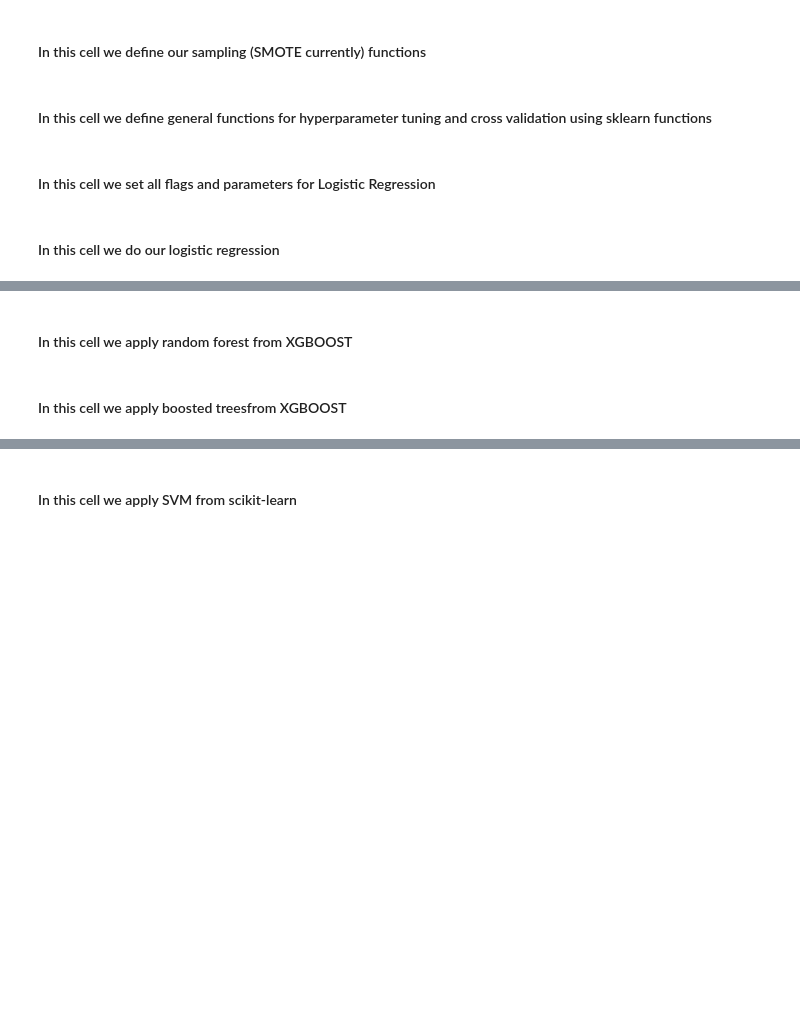
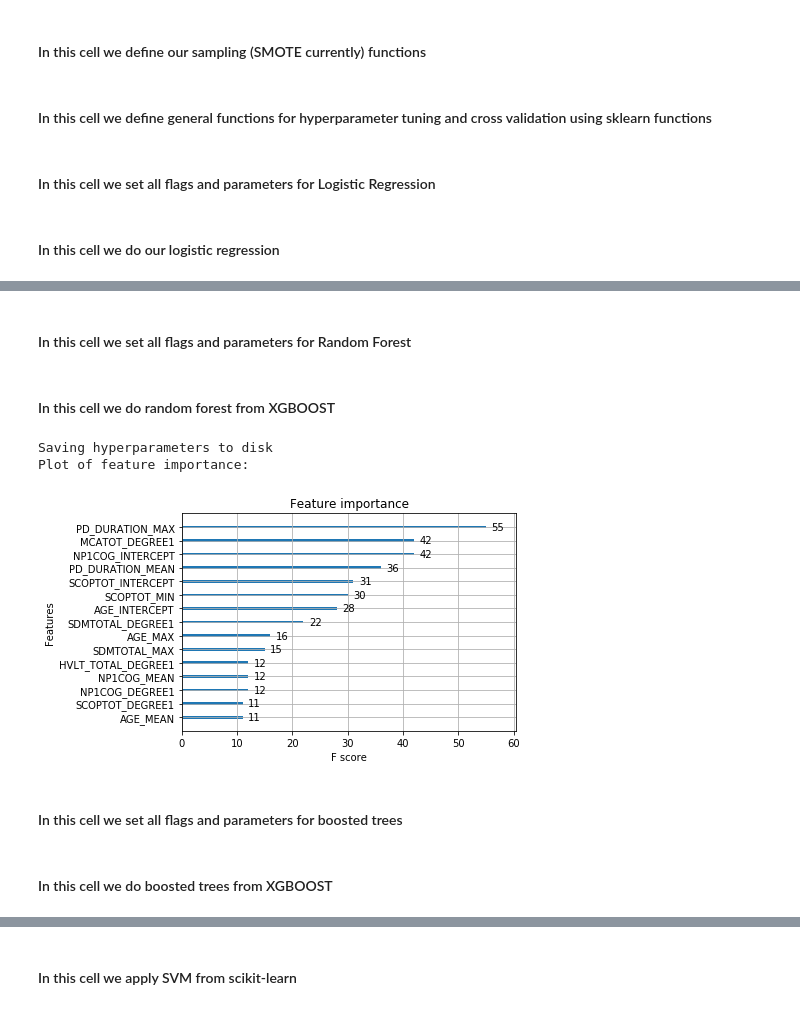
Before and after one commit to Tjersland/Master_2020_Prediction_of_Psychosis_in_Parkinsons_Patients_using_Machine_learning, a Jupyter notebook: 4.non_deep_learning_models.ipynb, the cells around one changed output, grey strips where cells are left out. Cells and saved outputs as stored; diff of their text form; code cells hidden in the pictures; blank space fills up the shorter version.

Commit message:
Models almost finished

```diff
--- a/4.non_deep_learning_models.ipynb
+++ b/4.non_deep_learning_models.ipynb
@@ -40,8 +42,6 @@ from sklearn.model_selection import train_test_split
 from sklearn.model_selection import cross_val_score
 from sklearn.model_selection import cross_validate
 from sklearn import metrics as met
-from sklearn import svm
-from sklearn.model_selection import RandomizedSearchCV
 from scipy import stats
 import json
 
@@ -61,11 +61,12 @@ scoring = {
     'sensitivity': met.make_scorer(met.recall_score),
     'specificity': met.make_scorer(met.recall_score,pos_label = 0),
     'f1': met.make_scorer(met.f1_score),
-    'roc_auc': met.make_scorer(met.roc_auc_score)
+    'roc_auc': met.make_scorer(met.roc_auc_score),
+    "MCC" : met.make_scorer(met.matthews_corrcoef)
 }
 
 # This is the metric we seek to optimise through tuning
-refit = "sensitivity"
+refit = "MCC"
 
 # Which folder of preprocessed data we want to use
 FOLDER_NAME = "example"
@@ -213,7 +257,7 @@ def CV_report (model, X, Y, k_folds, scoring, sampling):
     Flags and Parameters for Logistic Regression
 '''
 # 0 = No, 1 = Yes
-ENABLE_LOGISTIC_REGRESSION = 1
+ENABLE_LOGISTIC_REGRESSION = 0
 
 #Number of folds to use in CV
 LOGISTIC_REGRESSION_K_FOLD = 10
@@ -266,7 +310,7 @@ if ENABLE_LOGISTIC_REGRESSION:
 
         elif LOGISTIC_REGRESSION_TUNING_METHOD == 2:
             #Use this to define the grid searched through in gridsearch
-            LOGISTIC_REGRESSION_PARAMS_GRID_SEARCH = { 'C' : [0,0.01]
+            LOGISTIC_REGRESSION_PARAMS_GRID_SEARCH = { 'C' : [0,0.05,0.1]
              }
 '''
 '''
@@ -295,6 +339,13 @@ if ENABLE_LOGISTIC_REGRESSION:
         CV_report(clf_log, train, train_Y, LOGISTIC_REGRESSION_K_FOLD, scoring, SAMPLING)
 
 
+    if LOGISTIC_REGRESSION_TUNING_METHOD == 2:
+
+        clf_log = LogisticRegression(**LOGISTIC_REGRESSION_PARAMS)
+        params = grid_tuning(train,train_Y,clf_log, LOGISTIC_REGRESSION_PARAMS_GRID_SEARCH, LOGISTIC_REGRESSION_K_FOLD, scoring, refit, SAMPLING)
+
+        clf_log = LogisticRegression(**LOGISTIC_REGRESSION_PARAMS, **params)
+        CV_report(clf_log, train, train_Y, LOGISTIC_REGRESSION_K_FOLD, scoring, SAMPLING)
 
 if LOGISTIC_REGRESSION_SAVE_PARAMS_TO_DISK:
     print("\nSaving hyperparameters to disk")
@@ -319,0 +357,2 @@ Saving hyperparameters to disk
+# %% [markdown]
+#### In this cell we set all flags and parameters for Random Forest
@@ -320,2 +442,2 @@ Saving hyperparameters to disk
 # %% [markdown]
-#### In this cell we apply random forest from XGBOOST
+#### In this cell we do random forest from XGBOOST
@@ -373,0 +444,45 @@ results.best_params_
+# %%
+from xgboost.sklearn import XGBClassifier
+import xgboost as xgb
+
+if ENABLE_RANDOM_FOREST:
+
+    if RANDOM_FOREST_TUNING_METHOD == 0:
+
+        clf_RF = XGBClassifier(**RANDOM_FOREST_PARAMS)
+        CV_report(clf_RF, train, train_Y, RANDOM_FOREST_K_FOLD, scoring, SAMPLING)
+
+    if RANDOM_FOREST_TUNING_METHOD == 1:
+
+        clf_RF = XGBClassifier(**RANDOM_FOREST_PARAMS)
+        params = randomized_tuning(train,train_Y,clf_RF, RANDOM_FOREST_PARAMS_RANDOM_SEARCH, RANDOM_FOREST_K_FOLD, \
+                                   RANDOM_FOREST_RANDOMSEARCH_N_ITER, scoring, refit, SAMPLING)
+
+        clf_RF = XGBClassifier(**RANDOM_FOREST_PARAMS, **params)
+        CV_report(clf_RF, train, train_Y, RANDOM_FOREST_K_FOLD, scoring, SAMPLING)
+
+
+    if RANDOM_FOREST_TUNING_METHOD == 2:
+
+        clf_RF = XGBClassifier(**RANDOM_FOREST_PARAMS)
+        params = grid_tuning(train,train_Y,clf_RF, RANDOM_FOREST_PARAMS_GRID_SEARCH, RANDOM_FOREST_K_FOLD, scoring, refit, SAMPLING)
+
+        clf_RF = XGBClassifier(**RANDOM_FOREST_PARAMS, **params)
+        CV_report(clf_RF, train, train_Y, RANDOM_FOREST_K_FOLD, scoring, SAMPLING)
+
+if RANDOM_FOREST_SAVE_PARAMS_TO_DISK:
+    print("\nSaving hyperparameters to disk")
+    params = clf_RF.get_params()
+    with open(output_filepath + '/' + FOLDER_NAME + '/RANDOM_FOREST_' + RANDOM_FOREST_FILE_NAME + '.txt', 'w') as f:
+        json.dump(params, f)
+
+if RANDOM_FOREST_SHOW_FEATURE_IMPORTANCE:
+    print("Plot of feature importance:")
+    xgb.plot_importance(clf_RF.fit(train,train_Y), max_num_features = RANDOM_FOREST_MAX_NUMBER_OF_FEATURES_TO_SHOW)
+    pyplot.show()
+# %% [output]
+Saving hyperparameters to disk
+Plot of feature importance:
+[figure, added]
+# %% [markdown]
+#### In this cell we set all flags and parameters for boosted trees
@@ -374,2 +571,2 @@ results.best_params_
 # %% [markdown]
-#### In this cell we apply boosted treesfrom XGBOOST
+#### In this cell we do boosted trees from XGBOOST
```
Also changed, not shown: parts of 17 cells of this notebook, 1 other file.
